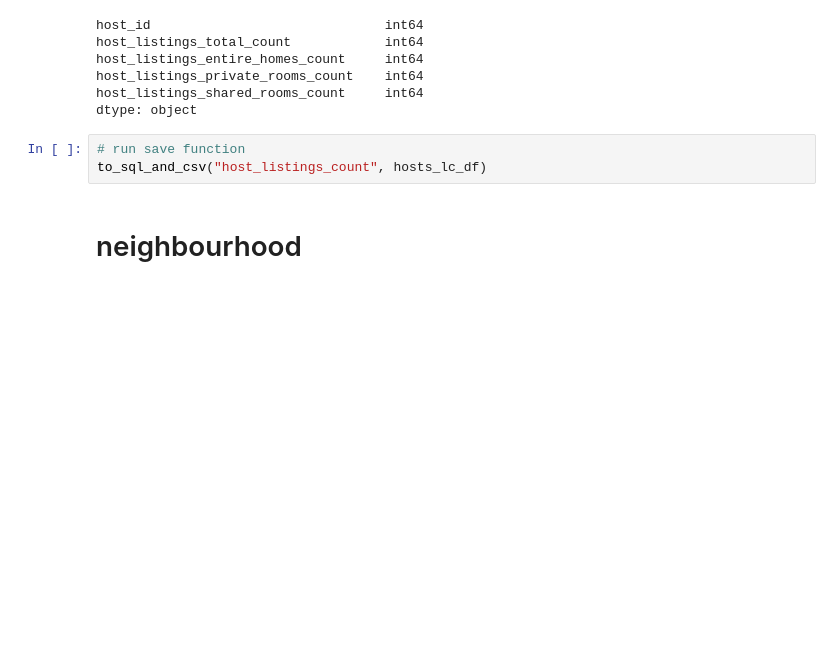
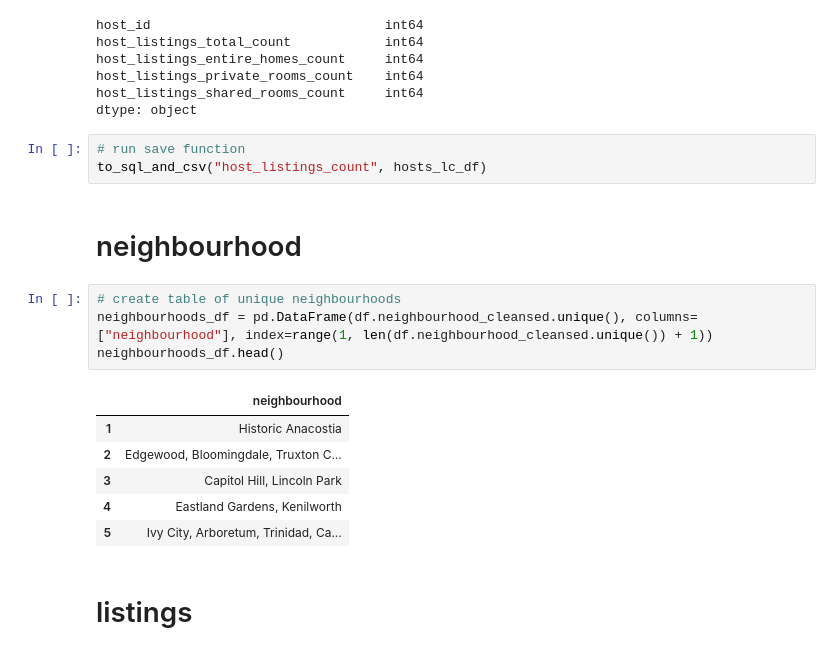
Before and after one commit to johbry17/DC-AirBnB-SQL-Database, a Jupyter notebook: data/v2.0/data_cleaning_v2.0.ipynb, the cells around one changed output. Saved outputs shown, nothing was run; the diff lists cells and outputs as text; blank space fills up the shorter version.

Commit message:
Add neighbourhoods table to v2.0 db

```diff
--- a/data/v2.0/data_cleaning_v2.0.ipynb
+++ b/data/v2.0/data_cleaning_v2.0.ipynb
@@ -229,3 +229,16 @@ dtype: object
 to_sql_and_csv("host_listings_count", hosts_lc_df)
 # %% [markdown]
 # neighbourhood
+# %%
+# create table of unique neighbourhoods
+neighbourhoods_df = pd.DataFrame(df.neighbourhood_cleansed.unique(), columns=["neighbourhood"], index=range(1, len(df.neighbourhood_cleansed.unique()) + 1))
+neighbourhoods_df.head()
+# %% [output]
+|  | neighbourhood |
+| 1 | Historic Anacostia |
+| 2 | Edgewood, Bloomingdale, Truxton C... |
+| 3 | Capitol Hill, Lincoln Park |
+| 4 | Eastland Gardens, Kenilworth |
+| 5 | Ivy City, Arboretum, Trinidad, Ca... |
+# %% [markdown]
+# listings
```
Also changed, not shown: parts of 1 cell of this notebook, 1 other file.
